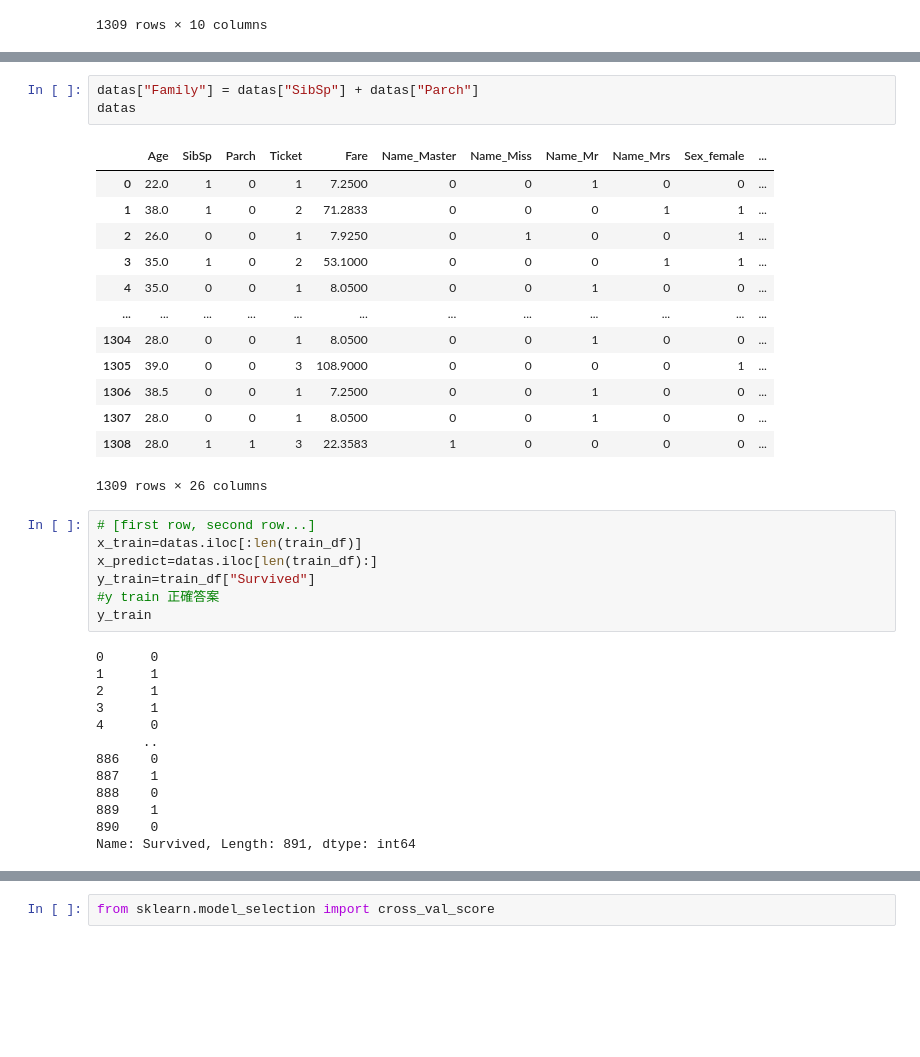
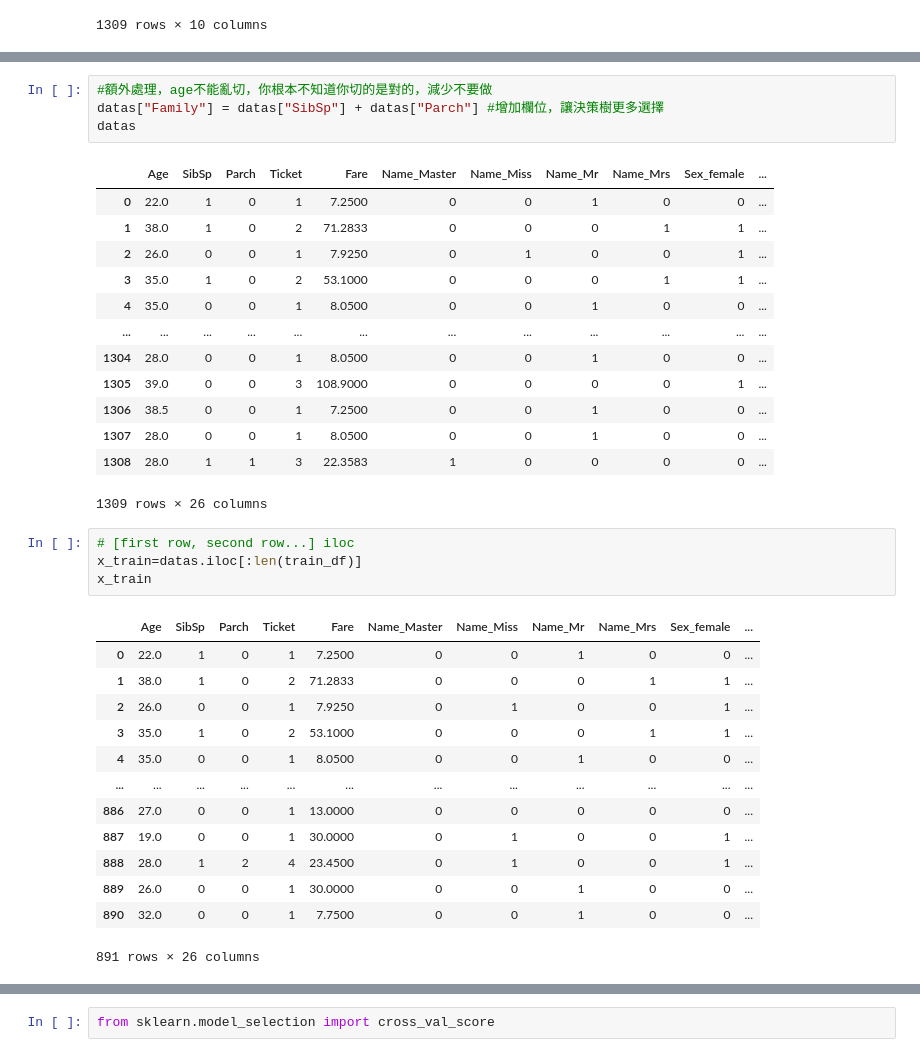
Before and after one commit to shemberlin/Tibame_AI, a Jupyter notebook: titanic.ipynb, the cells around one changed output, grey strips where cells are left out. Cells and saved outputs as stored; diff of their text form; blank space fills up the shorter version.

```diff
--- a/titanic.ipynb
+++ b/titanic.ipynb
@@ -170,7 +326,8 @@ datas
 | 1308 | 28.0 | 1 | 1 | 3 | 22.3583 | 1 | 0 | 0 | 0 | 0 | ... |
 1309 rows × 25 columns
 # %%
-datas["Family"] = datas["SibSp"] + datas["Parch"]
+#額外處理，age不能亂切，你根本不知道你切的是對的，減少不要做
+datas["Family"] = datas["SibSp"] + datas["Parch"] #增加欄位，讓決策樹更多選擇
 datas
 # %% [output]
 |  | Age | SibSp | Parch | Ticket | Fare | Name_Master | Name_Miss | Name_Mr | Name_Mrs | Sex_female | ... |
@@ -187,22 +344,20 @@ datas
 | 1308 | 28.0 | 1 | 1 | 3 | 22.3583 | 1 | 0 | 0 | 0 | 0 | ... |
 1309 rows × 26 columns
 # %%
-# [first row, second row...]
+# [first row, second row...] iloc
 x_train=datas.iloc[:len(train_df)]
-x_predict=datas.iloc[len(train_df):]
-y_train=train_df["Survived"]
-#y train 正確答案
-y_train
+x_train
 # %% [output]
+|  | Age | SibSp | Parch | Ticket | Fare | Name_Master | Name_Miss | Name_Mr | Name_Mrs | Sex_female | ... |
+| 0 | 22.0 | 1 | 0 | 1 | 7.2500 | 0 | 0 | 1 | 0 | 0 | ... |
+| 1 | 38.0 | 1 | 0 | 2 | 71.2833 | 0 | 0 | 0 | 1 | 1 | ... |
+| 2 | 26.0 | 0 | 0 | 1 | 7.9250 | 0 | 1 | 0 | 0 | 1 | ... |
+| 3 | 35.0 | 1 | 0 | 2 | 53.1000 | 0 | 0 | 0 | 1 | 1 | ... |
+| 4 | 35.0 | 0 | 0 | 1 | 8.0500 | 0 | 0 | 1 | 0 | 0 | ... |
+| ... | ... | ... | ... | ... | ... | ... | ... | ... | ... | ... | ... |
+| 886 | 27.0 | 0 | 0 | 1 | 13.0000 | 0 | 0 | 0 | 0 | 0 | ... |
+| 887 | 19.0 | 0 | 0 | 1 | 30.0000 | 0 | 1 | 0 | 0 | 1 | ... |
+| 888 | 28.0 | 1 | 2 | 4 | 23.4500 | 0 | 1 | 0 | 0 | 1 | ... |
+| 889 | 26.0 | 0 | 0 | 1 | 30.0000 | 0 | 0 | 1 | 0 | 0 | ... |
+| 890 | 32.0 | 0 | 0 | 1 | 7.7500 | 0 | 0 | 1 | 0 | 0 | ... |
-0      0
-1      1
-2      1
-3      1
-4      0
-      ..
-886    0
-887    1
-888    0
-889    1
-890    0
-Name: Survived, Length: 891, dtype: int64
+891 rows × 26 columns
```
Also changed, not shown: parts of 28 cells of this notebook.
